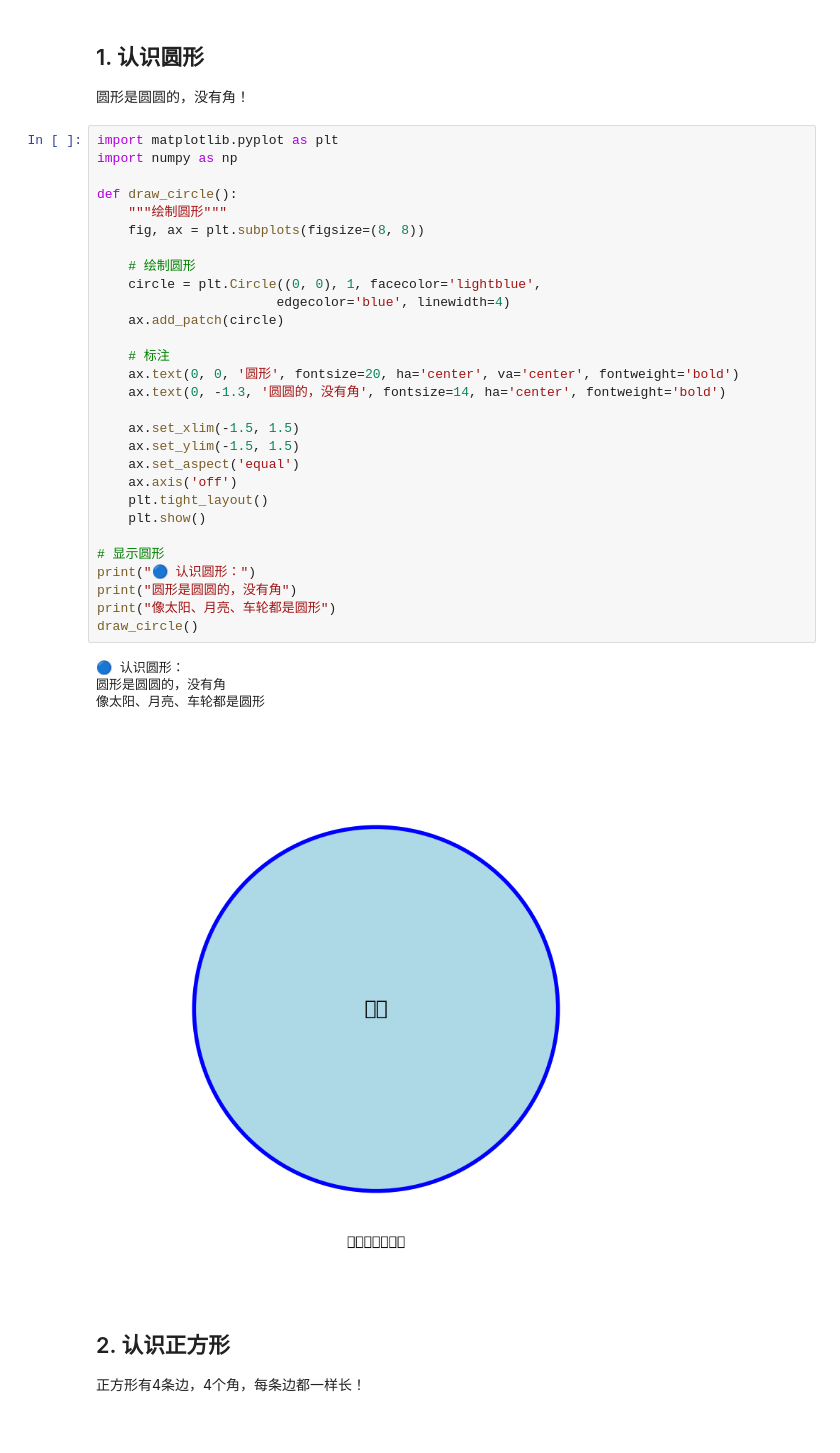
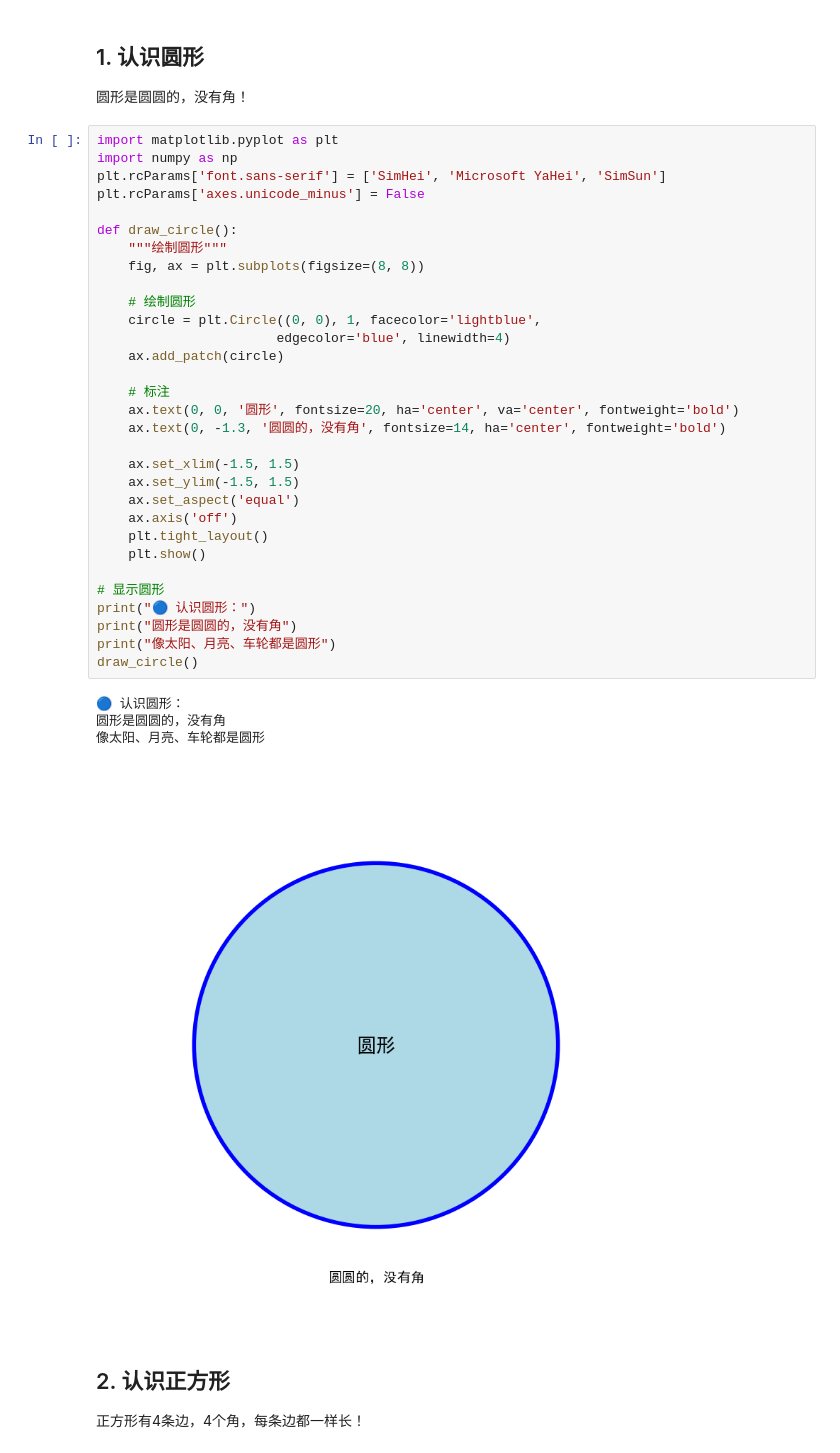
Before and after one commit to DOLLook/baby_math, a Jupyter notebook: notebooks/06_小学奥数/06_图形认识.ipynb, the cells around one changed output. Drawn from its saved outputs; the diff is of its cells as text.

```diff
--- a/notebooks/06_小学奥数/06_图形认识.ipynb
+++ b/notebooks/06_小学奥数/06_图形认识.ipynb
@@ -13,37 +13,39 @@
 # %%
 import matplotlib.pyplot as plt
 import numpy as np
+plt.rcParams['font.sans-serif'] = ['SimHei', 'Microsoft YaHei', 'SimSun']
+plt.rcParams['axes.unicode_minus'] = False
 
 def draw_circle():
     """绘制圆形"""
     fig, ax = plt.subplots(figsize=(8, 8))
 
     # 绘制圆形
     circle = plt.Circle((0, 0), 1, facecolor='lightblue',
                        edgecolor='blue', linewidth=4)
     ax.add_patch(circle)
 
     # 标注
     ax.text(0, 0, '圆形', fontsize=20, ha='center', va='center', fontweight='bold')
     ax.text(0, -1.3, '圆圆的，没有角', fontsize=14, ha='center', fontweight='bold')
 
     ax.set_xlim(-1.5, 1.5)
     ax.set_ylim(-1.5, 1.5)
     ax.set_aspect('equal')
     ax.axis('off')
     plt.tight_layout()
     plt.show()
 
 # 显示圆形
 print("🔵 认识圆形：")
 print("圆形是圆圆的，没有角")
 print("像太阳、月亮、车轮都是圆形")
 draw_circle()
 # %% [output]
 🔵 认识圆形：
 圆形是圆圆的，没有角
 像太阳、月亮、车轮都是圆形
-[figure, old version]
+[figure, new version]
 # %% [markdown]
 ## 2. 认识正方形
 
```
Also changed, not shown: parts of 5 cells of this notebook, 3 other files.
